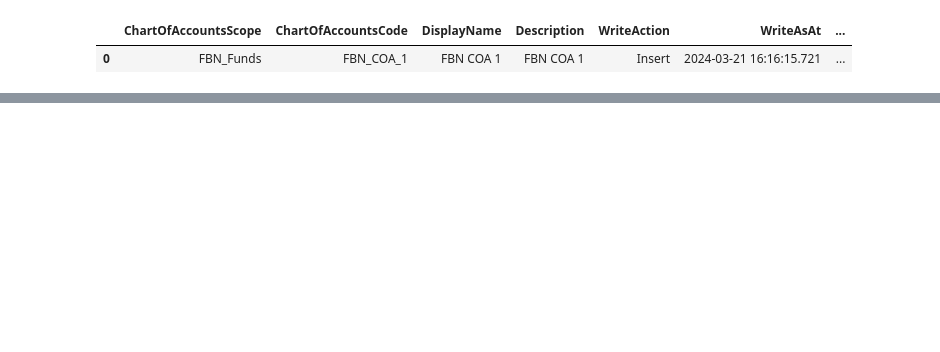
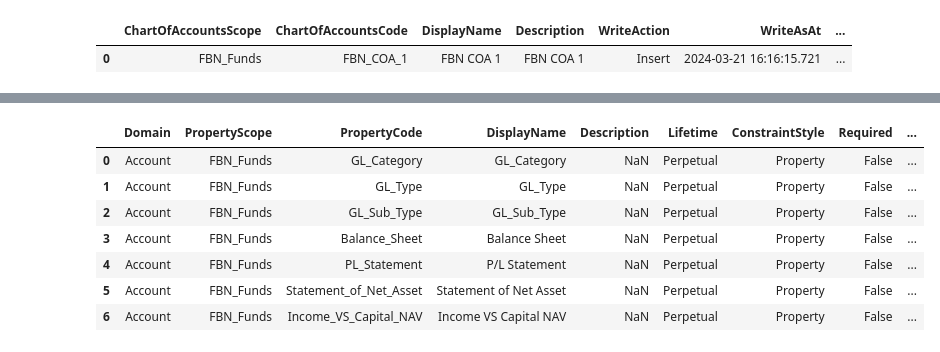
Before and after one commit to oscaryee19/sample-notebooks, a Jupyter notebook: examples/use-cases/abor/ABOR.ipynb, the cells around one changed output, grey strips where cells are left out. Saved outputs shown, nothing was run; the diff lists cells and outputs as text; code cells hidden in the pictures; blank space fills up the shorter version.

```diff
--- a/examples/use-cases/abor/ABOR.ipynb
+++ b/examples/use-cases/abor/ABOR.ipynb
@@ -834,0 +909,66 @@ run_luminesce(create_abor_sql)
+# %%
+add_acc_prop_sql = f"""
+
+@@scope = select 'FBN_Funds';
+
+-- Step 1: Define the property definitions
+
+@newProperties =
+values
+('Account', @@scope, 'GL_Category','GL_Category', 'string'),
+('Account', @@scope, 'GL_Type','GL_Type', 'string'),
+('Account', @@scope, 'GL_Sub_Type','GL_Sub_Type', 'string'),
+('Account', @@scope, 'Balance_Sheet','Balance Sheet', 'string'),
+('Account', @@scope, 'PL_Statement','P/L Statement', 'string'),
+('Account', @@scope, 'Statement_of_Net_Asset','Statement of Net Asset', 'string'),
+('Account', @@scope, 'Income_VS_Capital_NAV','Income VS Capital NAV', 'string')
+;
+
+@propertyDefinitions =
+select
+Column1 as [Domain],
+Column2 as [PropertyScope],
+Column3 as [PropertyCode],
+Column4 as [DisplayName],
+'Property' as [ConstraintStyle],
+'system' as [DataTypeScope],
+column5 as [DataTypeCode]
+from @newProperties;
+
+-- Step 2: Load property definitions
+
+select *
+from Lusid.Property.Definition.Writer
+where ToWrite = @propertyDefinitions;
+
+
+-- Step 3: Configure an entity provider pair to inline properties
+-- in order to interact with them the same way as standard entity data fields
+
+@keysToCatalog = values
+('Account/FBN_Funds/GL_Category', 'GL_Category', True, 'GL_Category'),
+('Account/FBN_Funds/GL_Type', 'GL_Type', True, 'GL_Type'),
+('Account/FBN_Funds/GL_Sub_Type', 'GL_Sub_Type', True, 'GL_Sub_Type'),
+('Account/FBN_Funds/Balance_Sheet', 'Balance_Sheet', True, 'Balance Sheet'),
+('Account/FBN_Funds/PL_Statement', 'PL_Statement', True, 'P/L Statement'),
+('Account/FBN_Funds/Statement_of_Net_Asset', 'Statement_of_Net_Asset', True, 'Statement of Net Asset'),
+('Account/FBN_Funds/Income_VS_Capital_NAV', 'Income_VS_Capital_NAV', True, 'Income VS Capital NAV')
+;
+
+@config = select column1 as [Key], column2 as Name, column3 as IsMain, column4 as Description from @keysToCatalog;
+
+select * from Sys.Admin.Lusid.Provider.Configure
+where Provider = 'Lusid.ChartOfAccounts.Account.Writer'
+and Configuration = @config
+and WriteAction = 'Modify';
+"""
+run_luminesce(add_acc_prop_sql)
+# %% [output]
+|  | Domain | PropertyScope | PropertyCode | DisplayName | Description | Lifetime | ConstraintStyle | Required | ... |
+| 0 | Account | FBN_Funds | GL_Category | GL_Category | NaN | Perpetual | Property | False | ... |
+| 1 | Account | FBN_Funds | GL_Type | GL_Type | NaN | Perpetual | Property | False | ... |
+| 2 | Account | FBN_Funds | GL_Sub_Type | GL_Sub_Type | NaN | Perpetual | Property | False | ... |
+| 3 | Account | FBN_Funds | Balance_Sheet | Balance Sheet | NaN | Perpetual | Property | False | ... |
+| 4 | Account | FBN_Funds | PL_Statement | P/L Statement | NaN | Perpetual | Property | False | ... |
+| 5 | Account | FBN_Funds | Statement_of_Net_Asset | Statement of Net Asset | NaN | Perpetual | Property | False | ... |
+| 6 | Account | FBN_Funds | Income_VS_Capital_NAV | Income VS Capital NAV | NaN | Perpetual | Property | False | ... |
```
Also changed, not shown: parts of 14 cells of this notebook.
